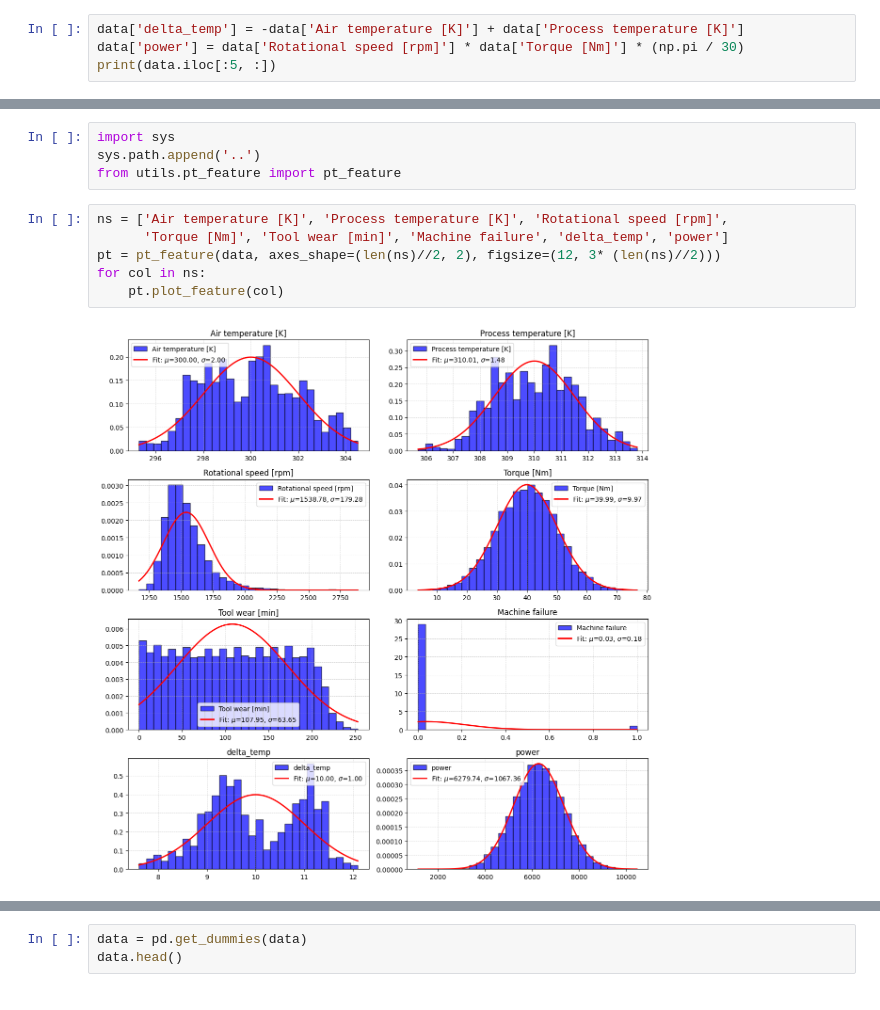
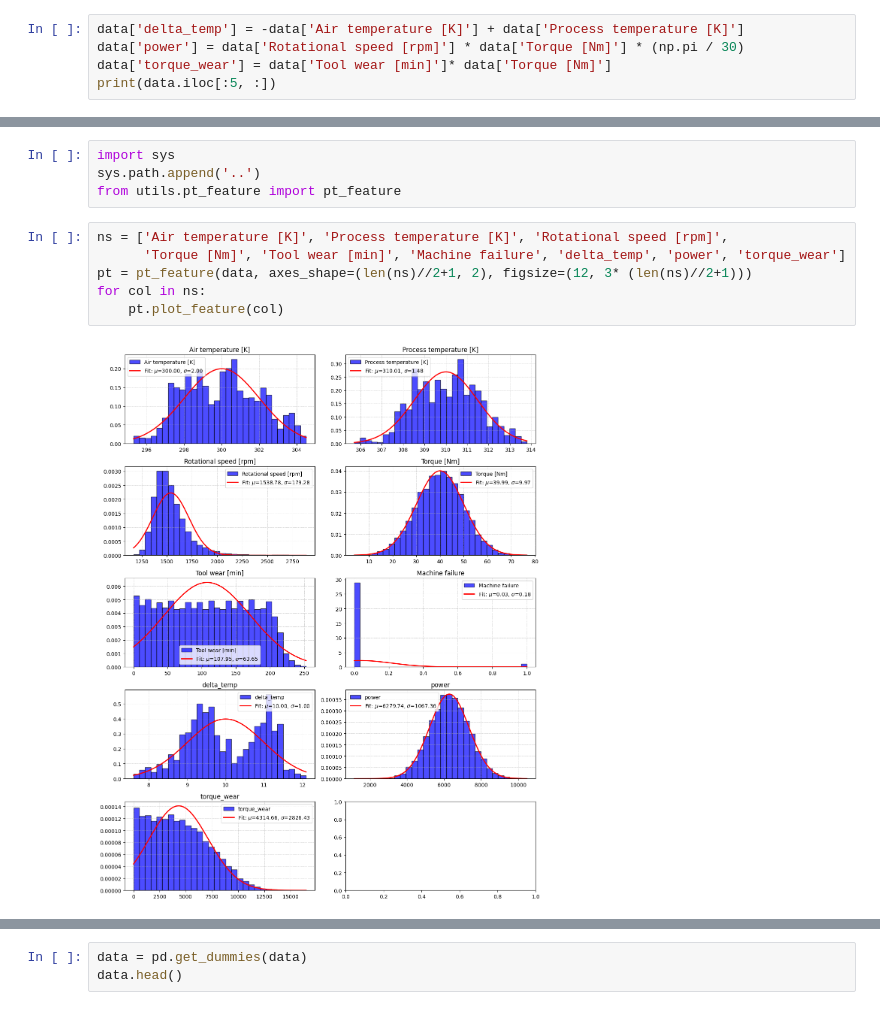
Before and after one commit to LingbINgx/Predict, a Jupyter notebook: data_preprocess/ai4i2020.ipynb, the cells around one changed output, grey strips where cells are left out. Cells and saved outputs as stored; diff of their text form.

```diff
--- a/data_preprocess/ai4i2020.ipynb
+++ b/data_preprocess/ai4i2020.ipynb
@@ -47,6 +47,7 @@ print(data.iloc[:5, :])
 # %%
 data['delta_temp'] = -data['Air temperature [K]'] + data['Process temperature [K]']
 data['power'] = data['Rotational speed [rpm]'] * data['Torque [Nm]'] * (np.pi / 30)
+data['torque_wear'] = data['Tool wear [min]']* data['Torque [Nm]']
 print(data.iloc[:5, :])
 # %% [output]
   Type  Air temperature [K]  Process temperature [K]  Rotational speed [rpm]  \
@@ -75,12 +76,12 @@ sys.path.append('..')
 from utils.pt_feature import pt_feature
 # %%
 ns = ['Air temperature [K]', 'Process temperature [K]', 'Rotational speed [rpm]',
-      'Torque [Nm]', 'Tool wear [min]', 'Machine failure', 'delta_temp', 'power']
-pt = pt_feature(data, axes_shape=(len(ns)//2, 2), figsize=(12, 3* (len(ns)//2)))
+      'Torque [Nm]', 'Tool wear [min]', 'Machine failure', 'delta_temp', 'power', 'torque_wear']
+pt = pt_feature(data, axes_shape=(len(ns)//2+1, 2), figsize=(12, 3* (len(ns)//2+1)))
 for col in ns:
     pt.plot_feature(col)
 # %% [output]
-[figure, old version]
+[figure, new version]
 # %%
 def numeric(x):
     return (x - x.mean()) / (x.std())
```
Also changed, not shown: parts of 2 cells of this notebook, 14 other files.
